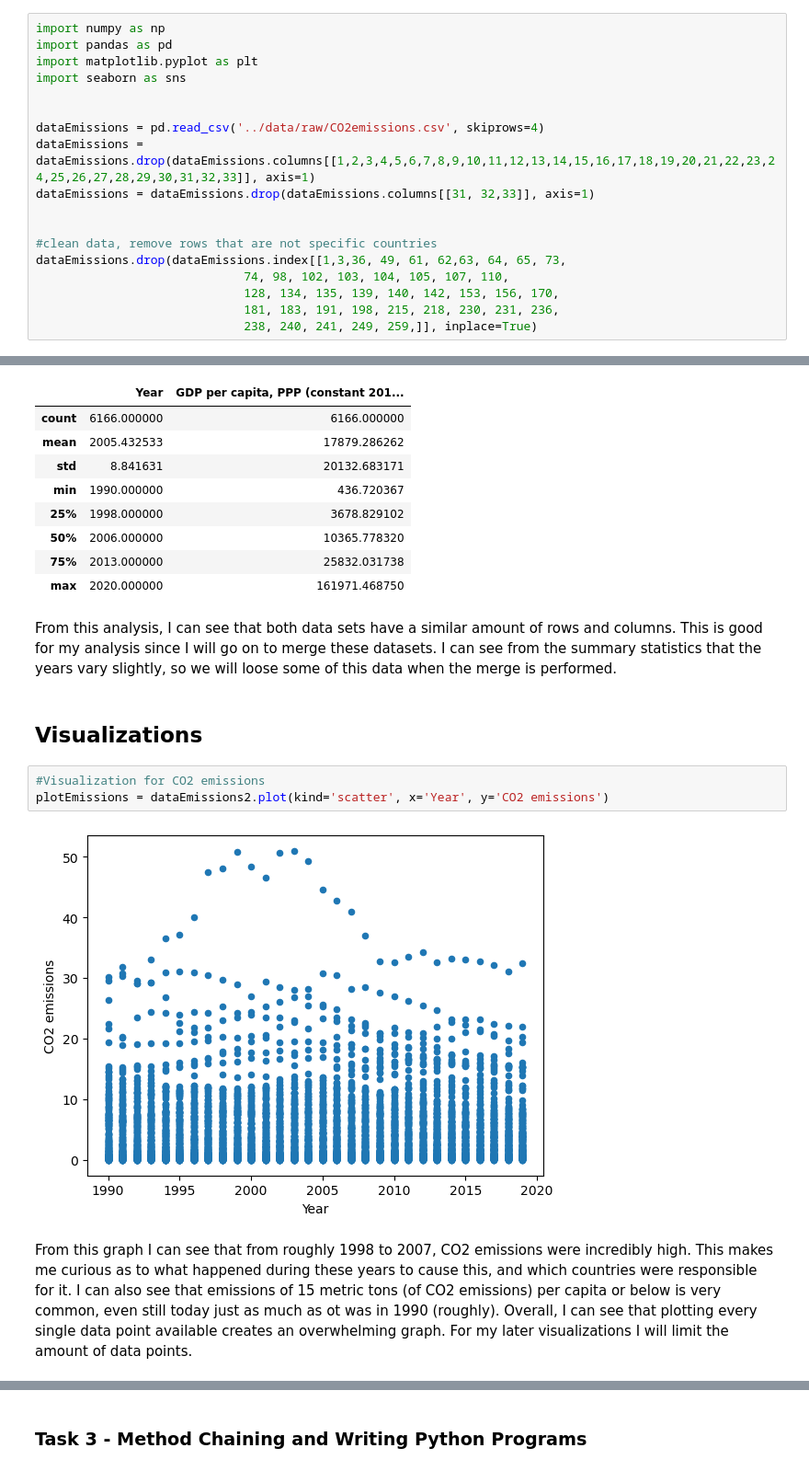
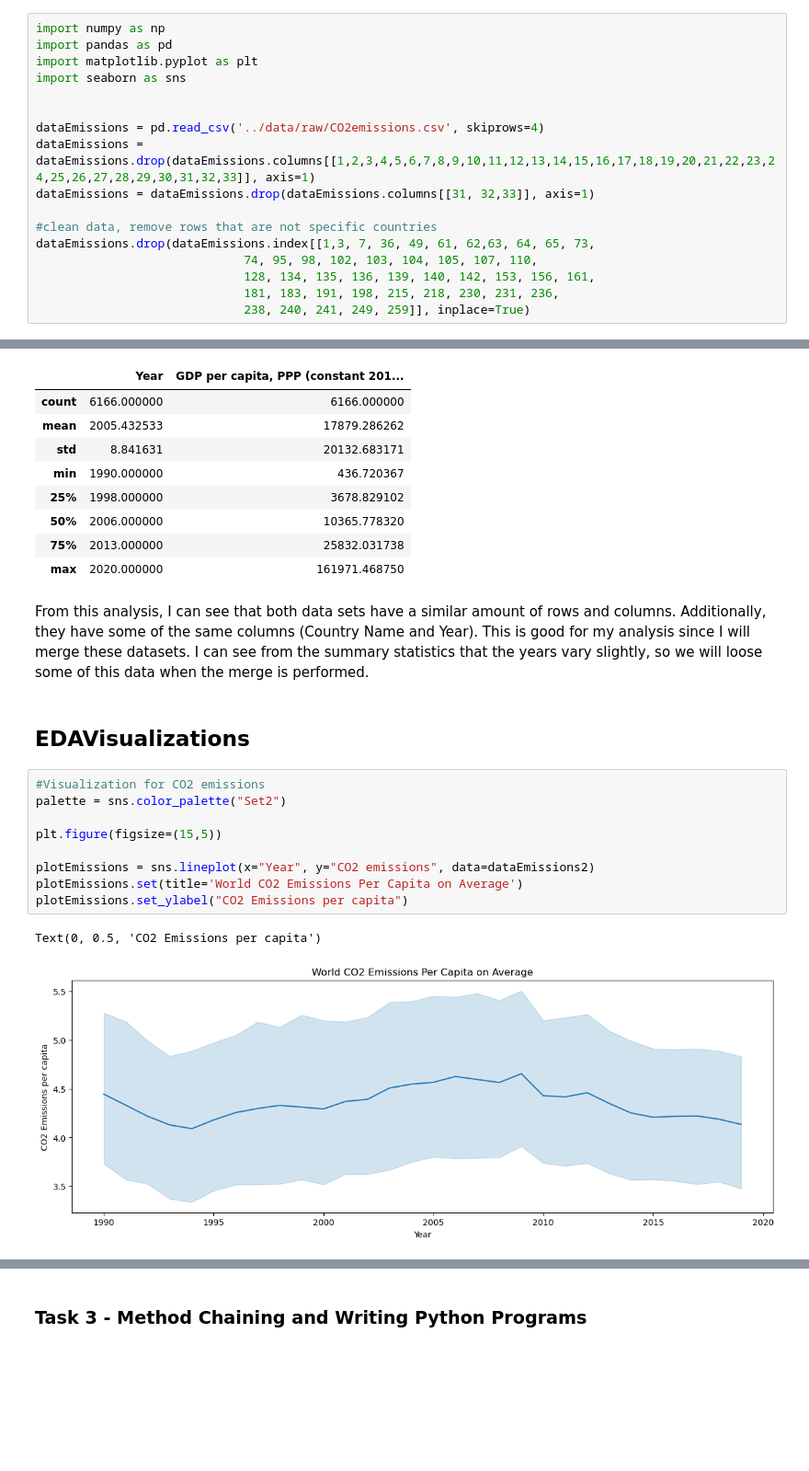
Before and after one commit to ubco-W2022T1-cosc301/project-group42, a Jupyter notebook: notebooks/analysis2.ipynb, the cells around one changed output, grey strips where cells are left out. Shown at 92% size. Saved outputs shown, nothing was run; the diff lists cells and outputs as text; blank space fills up the shorter version.

```diff
--- a/notebooks/analysis2.ipynb
+++ b/notebooks/analysis2.ipynb
@@ -19,13 +19,12 @@ dataEmissions = pd.read_csv('../data/raw/CO2emissions.csv', skiprows=4)
 dataEmissions = dataEmissions.drop(dataEmissions.columns[[1,2,3,4,5,6,7,8,9,10,11,12,13,14,15,16,17,18,19,20,21,22,23,24,25,26,27,28,29,30,31,32,33]], axis=1)
 dataEmissions = dataEmissions.drop(dataEmissions.columns[[31, 32,33]], axis=1)
 
-
 #clean data, remove rows that are not specific countries
-dataEmissions.drop(dataEmissions.index[[1,3,36, 49, 61, 62,63, 64, 65, 73,
-                             74, 98, 102, 103, 104, 105, 107, 110,
-                             128, 134, 135, 139, 140, 142, 153, 156, 170,
+dataEmissions.drop(dataEmissions.index[[1,3, 7, 36, 49, 61, 62,63, 64, 65, 73,
+                             74, 95, 98, 102, 103, 104, 105, 107, 110,
+                             128, 134, 135, 136, 139, 140, 142, 153, 156, 161,
                              181, 183, 191, 198, 215, 218, 230, 231, 236,
-                             238, 240, 241, 249, 259,]], inplace=True)
+                             238, 240, 241, 249, 259]], inplace=True)
 # %%
 dataGDP = pd.read_csv('../data/raw/gdp-per-capita-worldbank.csv')
 # %% [markdown]
@@ -117,13 +162,18 @@ dtype: object
 | 75% | 2013.000000 | 25832.031738 |
 | max | 2020.000000 | 161971.468750 |
 # %% [markdown]
-From this analysis, I can see that both data sets have a similar amount of rows and columns. This is good for my analysis since I will go on to merge these datasets. I can see from the summary statistics that the years vary slightly, so we will loose some of this data when the merge is performed.
+From this analysis, I can see that both data sets have a similar amount of rows and columns. Additionally, they have some of the same columns (Country Name and Year). This is good for my analysis since I will merge these datasets. I can see from the summary statistics that the years vary slightly, so we will loose some of this data when the merge is performed.
 # %% [markdown]
-## Visualizations
+## EDAVisualizations
-# %%
-#Visualization for CO2 emissions
-plotEmissions = dataEmissions2.plot(kind='scatter', x='Year', y='CO2 emissions')
-# %% [output]
-[figure, removed]
-# %% [markdown]
-From this graph I can see that from roughly 1998 to 2007, CO2 emissions were incredibly high. This makes me curious as to what happened during these years to cause this, and which countries were responsible for it. I can also see that emissions of 15 metric tons (of CO2 emissions) per capita or below is very common, even still today just as much as ot was in 1990 (roughly). Overall, I can see that plotting every single data point available creates an overwhelming graph. For my later visualizations I will limit the amount of data points.
+# %%
+#Visualization for CO2 emissions
+palette = sns.color_palette("Set2")
+
+plt.figure(figsize=(15,5))
+
+plotEmissions = sns.lineplot(x="Year", y="CO2 emissions", data=dataEmissions2)
+plotEmissions.set(title='World CO2 Emissions Per Capita on Average')
+plotEmissions.set_ylabel("CO2 Emissions per capita")
+# %% [output]
+Text(0, 0.5, 'CO2 Emissions per capita')
+[figure, added]
```
Also changed, not shown: parts of 36 cells of this notebook, 5 other files.
